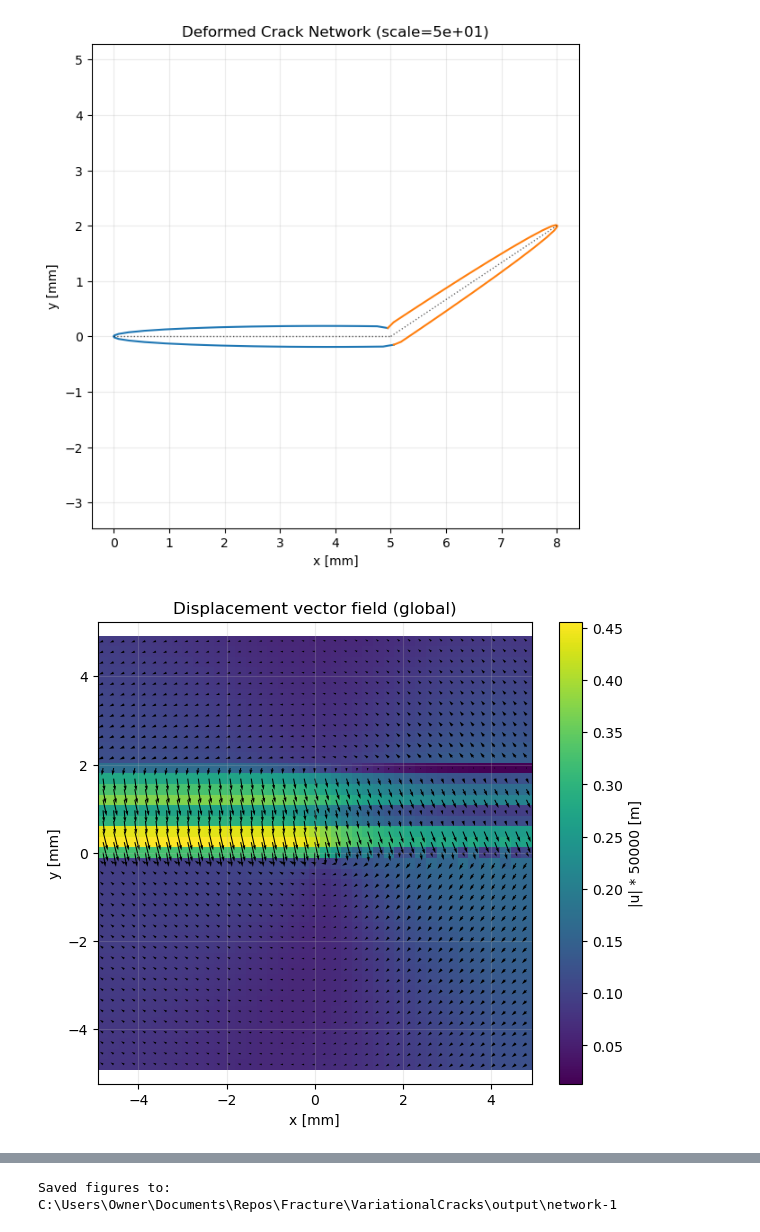
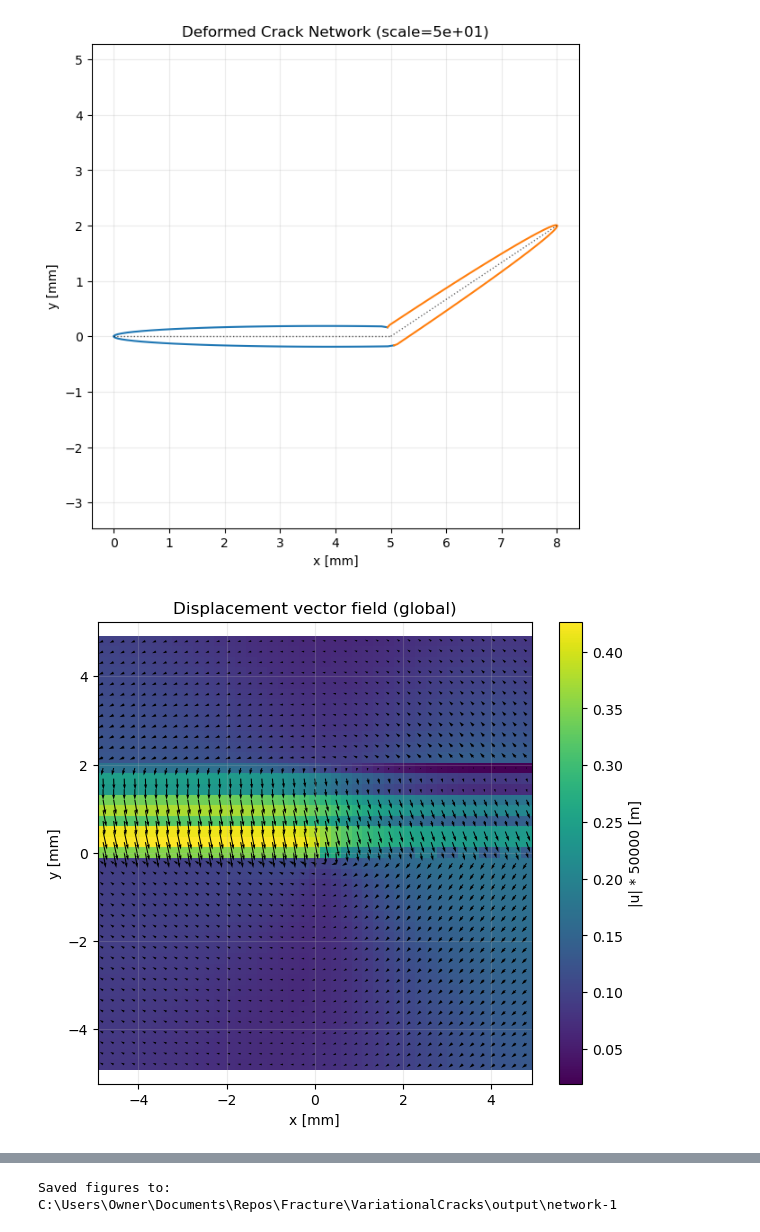
Before and after one commit to Ghoniem/Fracture, a Jupyter notebook: VariationalCracks/notebooks/Half_Crack.ipynb, the cells around one changed output, grey strips where cells are left out. Saved outputs shown, nothing was run; the diff lists cells and outputs as text; code cells hidden in the pictures.

Commit message:
Perfect deformed junction and crack shape results with modularized plotter/processor/solver

```diff
--- a/VariationalCracks/notebooks/Half_Crack.ipynb
+++ b/VariationalCracks/notebooks/Half_Crack.ipynb
@@ -10,9 +10,9 @@ root   = os.path.abspath(os.path.join(nb_dir, ".."))
 if root not in sys.path:
     sys.path.insert(0, root)
 
-import utils
-utils.reload_all()
-from utils import *
+import utils_half
+utils_half.reload_all()
+from utils_half import *
 # Output directory
 # -------------------------
 out_dir = Path(r"C:\Users\Owner\Documents\Repos\Fracture\VariationalCracks\output\network-1")
@@ -28,12 +28,14 @@ vertices = np.array([
     [0,   0.0*mm,  0.0*mm],   # v0 junction
     [1,   5.0*mm,  0*mm], # v1 upper-right
     [2,   8.0*mm, 2.0*mm], # v2 lower-right
+    # [3,   5.0*mm, -4.0*mm], # v3 upper-left
 ], dtype=float)
 
 # edges: (edge_id, v0, v1)
 connectivity = np.array([
     [0, 1],
     [1, 2],
+    # [1, 3],
 ], dtype=int)
 
 net = CrackNetworkV4.from_vertices_connectivity(
@@ -48,18 +50,15 @@ applied  = AppliedStress(sigma_xx=100e6, sigma_yy=100e6, sigma_xy=0.0)
 
 calc = DCENetworkStaticV4(material, net, applied)
 
-# -------------------------
-# Solve
-# -------------------------
-sol = calc.solve(
-    ne_half=20,
+sol  = calc.solve(
+    ne_half=40,
     representation="cheb_quad",
-    node_distribution="tip_dense",
+    node_distribution="uniform",
     solver_option="parametrized_crack",
     parametrization="polyline",
     nq_col=3,
-    nq_stress=6,   # OK to keep; ignored by the delegated single-crack solve
-    n_int=96,
+    nq_stress=6,
+    crack_mode="full",
 )
 
 res = DCEResultsNetworkV4(calc, sol)
@@ -72,31 +71,31 @@ plotter.plot_network_graph()
 plotter.plot_deformed_network(scale=5e1, n_pts_per_edge=800,
                               show_faces=True, cod_smooth_window=5)
 
 # Displacement vector field
 plotter.plot_displacement_vector_field(
     extent_factor=1.2,
     n_grid=41,
     scale=1.0,
     disp_scale=5e4,
     mask_cracks=False,
 )
 
 # Stress fields (global)
 opts = StressPlotOptsV4(
     extent_factor=3,
     n_grid=400,
     add_remote=True,
     mask_cracks=True,
     cmap="jet",
     n_bands=40,
     label_contours=False,
     vmax_factor=2
 )
 plotter.plot_stress_components_global(opts=opts, components=("sxx","syy","sxy"))
 
 plt.show()
 print("Saved figures to:", out_dir)
 # %% [output]
 [figure]
 [figure]
-[figure, old version]
+[figure, new version]
```
Also changed, not shown: parts of 8 cells of this notebook, 40 other files.
